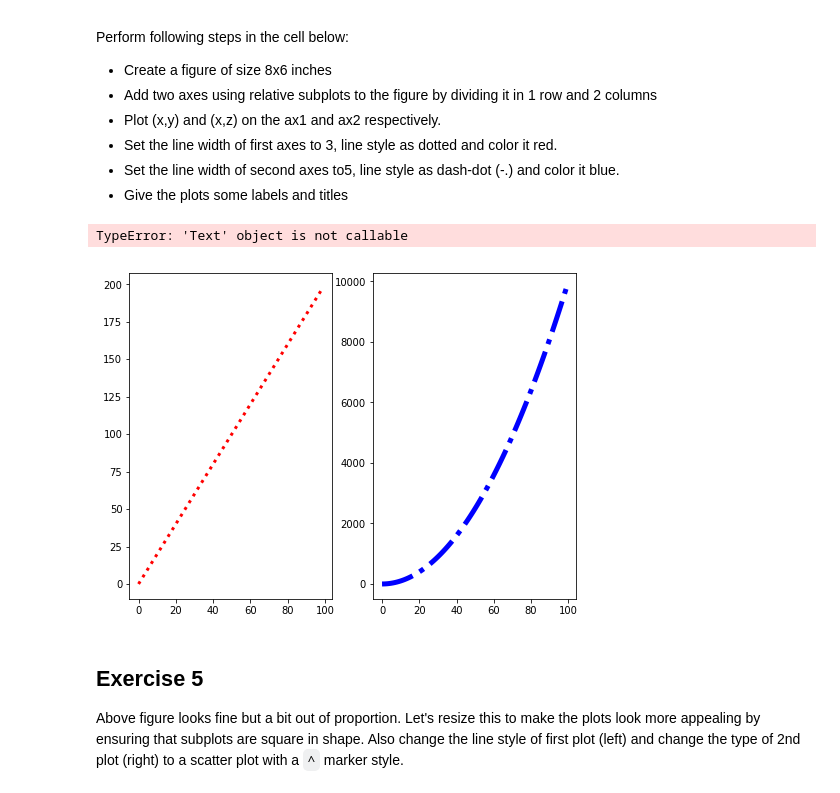
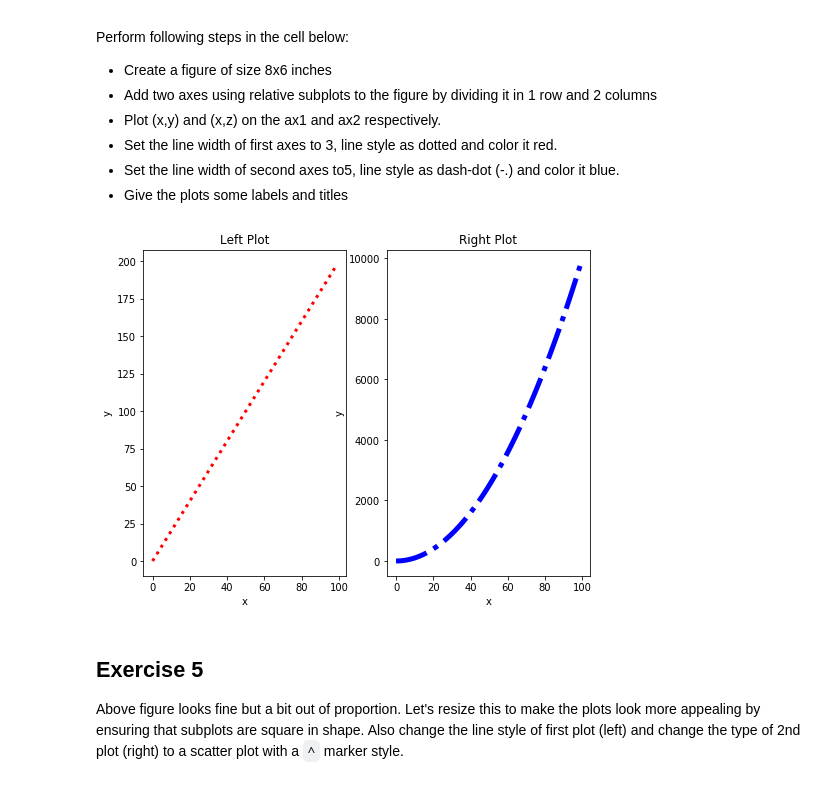
Before and after one commit to darshanp95/dsc-1-03-13-customizing-visualizations-with-matplotlib-lab-nyc-career-ds-102218, a Jupyter notebook: index.ipynb, the cells around one changed output. Drawn from its saved outputs; the diff is of its cells as text; code cells hidden in the pictures.

```diff
--- a/index.ipynb
+++ b/index.ipynb
@@ -147,22 +147,21 @@ Perform following steps in the cell below:
 # %%
 new_figure = plt.figure(figsize=(8,6))
 ax1 = new_figure.add_subplot(1,2,1)
 ax2 = new_figure.add_subplot(1,2,2)
 ax1.plot(x,y,linewidth=3,color='red',linestyle=':')
 ax2.plot(x,z,linewidth=5,linestyle='-.',color='blue')
 
-ax1.title('Left Plot')
-ax1.xlabel('x')
-ax1.ylabel('y')
+ax1.set_title('Left Plot')
+ax1.set_xlabel('x')
+ax1.set_ylabel('y')
 
-ax2.title('Right Plot')
-ax2.xlabel('x')
-ax2.ylabel('y')
+ax2.set_title('Right Plot')
+ax2.set_xlabel('x')
+ax2.set_ylabel('y')
 
 plt.show()
 # %% [output]
-TypeError: 'Text' object is not callable
-[figure, old version]
+[figure, new version]
 # %% [markdown]
 ## Exercise 5
 
```
